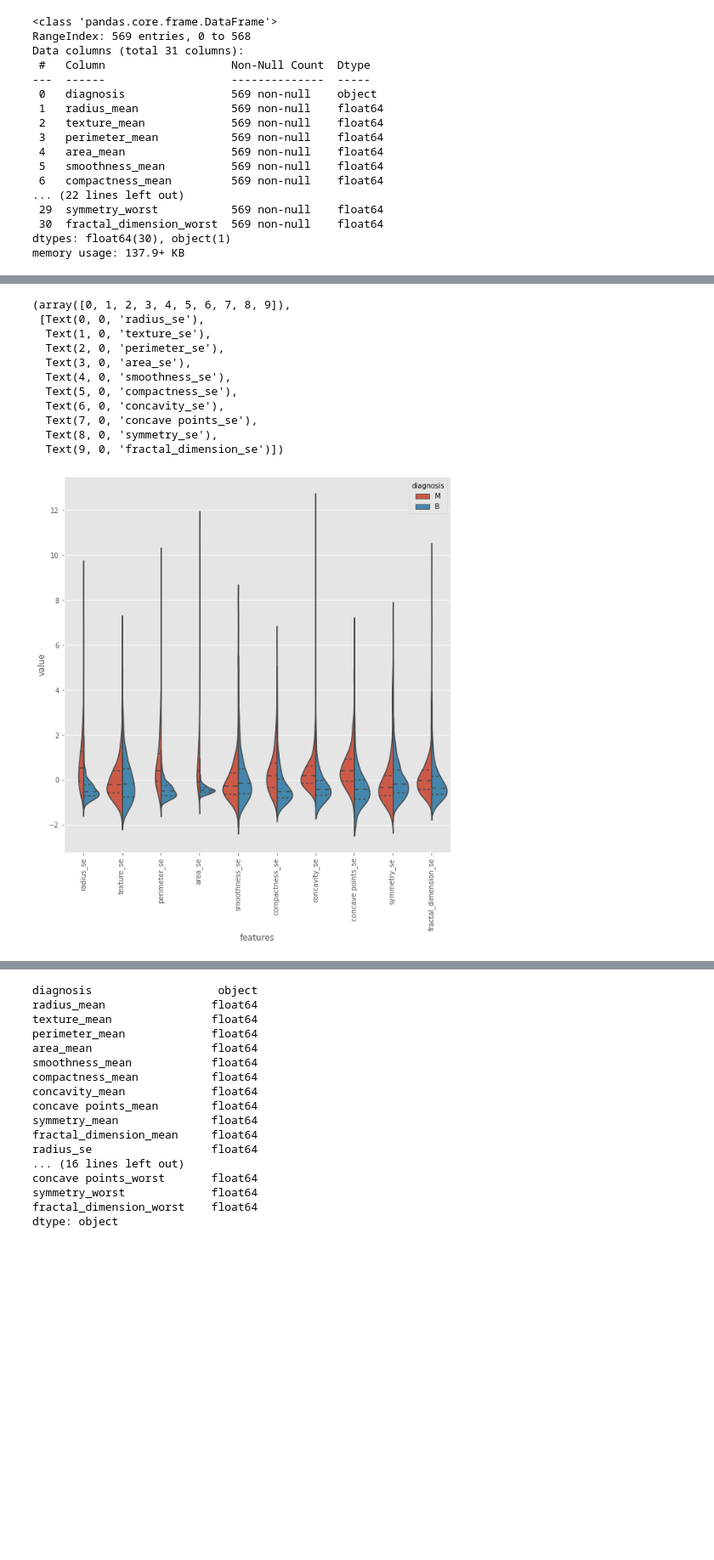
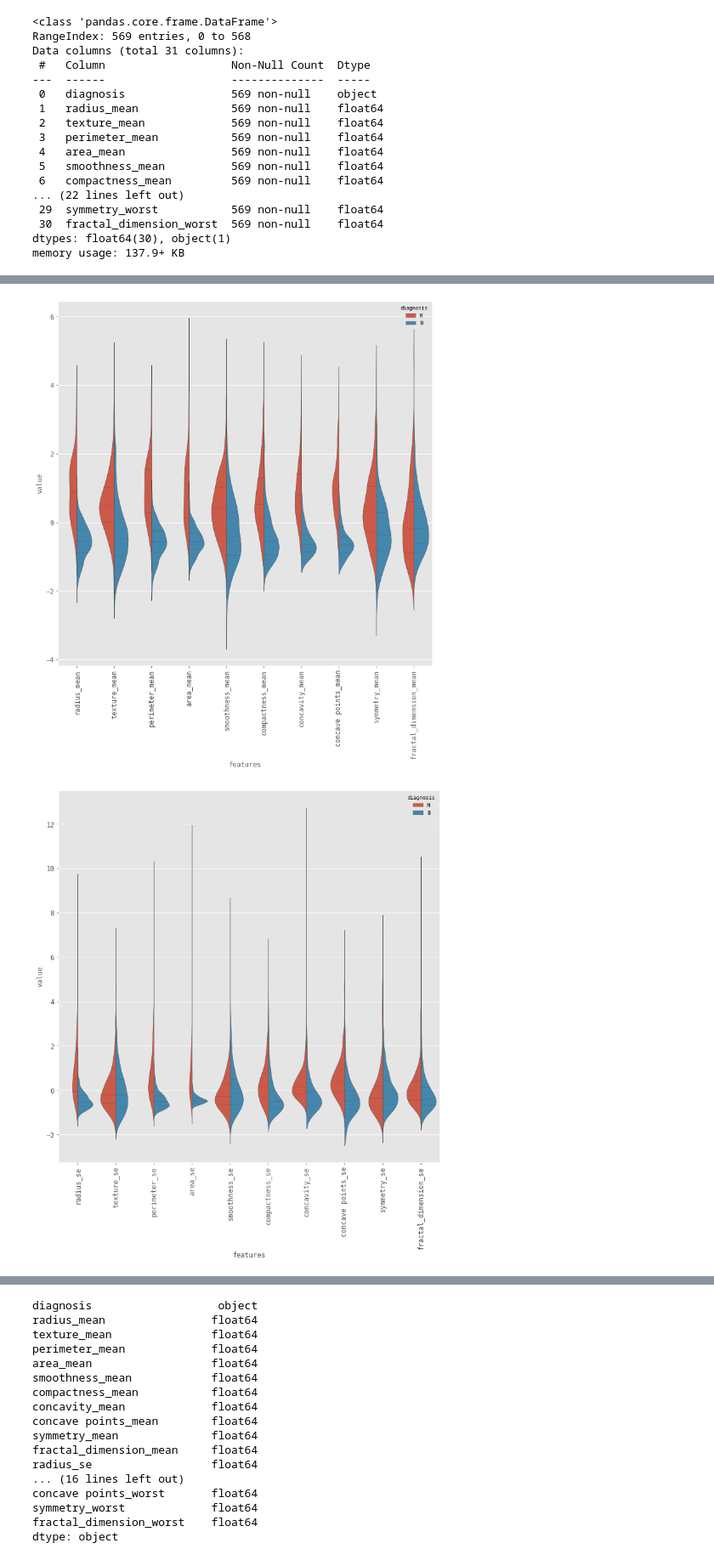
Before and after one commit to swathianil/Logistic-Regression-Breast-Cancer-Wisconsin-Diagnostic-, a Jupyter notebook: Tutorial: Breast Cancer Classification | Logistic Regression.ipynb, the cells around one changed output, grey strips where cells are left out. Shown: that part at 85% size. Saved outputs shown, nothing was run; the diff lists cells and outputs as text; code cells hidden in the pictures; blank space fills up the shorter version.

```diff
--- a/Tutorial: Breast Cancer Classification | Logistic Regression.ipynb
+++ b/Tutorial: Breast Cancer Classification | Logistic Regression.ipynb
@@ -183,12 +259,9 @@ Violin plots are a great tool to depict distributions of numerical data. They co
 # %%
-# first ten features
-data_diag = Y
-data = X
-data_norm = (data - data.mean()) / (data.std())              # standardization
-data = pd.concat([Y,data_norm.iloc[:,0:10]],axis=1)
-data = pd.melt(data,id_vars="diagnosis",
-                    var_name="features",
-                    value_name='value')
-plt.figure(figsize=(10,10))
-sns.violinplot(x="features", y="value", hue="diagnosis", data=data,split=True, inner="quart")
-plt.xticks(rotation=90)
+def violinplot(data_norm, data_diag, start_idx, stop_idx):
+    data = pd.concat([data_diag,data_norm.iloc[:,start_idx:stop_idx]],axis=1)
+    data = pd.melt(data,id_vars="diagnosis",
+                        var_name="features",
+                        value_name='value')
+    sns.violinplot(x="features", y="value", hue="diagnosis", data=data,split=True, inner="quart")
+    plt.xticks(rotation=90)
+    plt.show()
@@ -230,21 +267,0 @@ plt.xticks(rotation=90)
-# %%
-data = pd.concat([data_diag,data_norm.iloc[:,10:20]],axis=1)
-data = pd.melt(data,id_vars="diagnosis",
-                    var_name="features",
-                    value_name='value')
-plt.figure(figsize=(10,10))
-sns.violinplot(x="features", y="value", hue="diagnosis", data=data,split=True, inner="quart")
-plt.xticks(rotation=90)
-# %% [output]
-(array([0, 1, 2, 3, 4, 5, 6, 7, 8, 9]),
- [Text(0, 0, 'radius_se'),
-  Text(1, 0, 'texture_se'),
-  Text(2, 0, 'perimeter_se'),
-  Text(3, 0, 'area_se'),
-  Text(4, 0, 'smoothness_se'),
-  Text(5, 0, 'compactness_se'),
-  Text(6, 0, 'concavity_se'),
-  Text(7, 0, 'concave points_se'),
-  Text(8, 0, 'symmetry_se'),
-  Text(9, 0, 'fractal_dimension_se')])
-[figure, removed]
@@ -250,0 +273,7 @@ plt.xticks(rotation=90)
+# %%
+violinplot(data_norm, data_diag, 0, 10)
+violinplot(data_norm, data_diag, 10, 20)
+violinplot(data_norm, data_diag, 20, 30)
+# %% [output]
+[figure, added]
+[figure, added]
```
Also changed, not shown: parts of 37 cells of this notebook.
